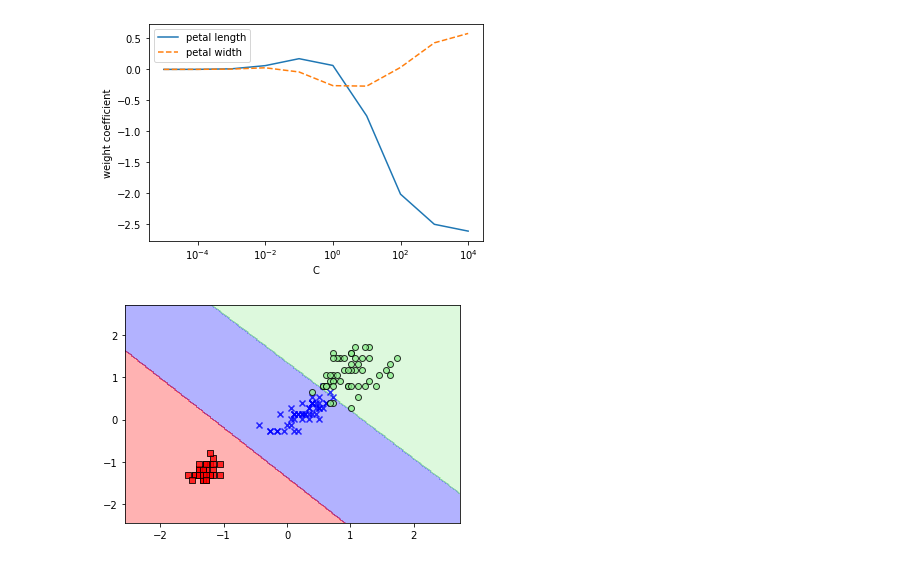
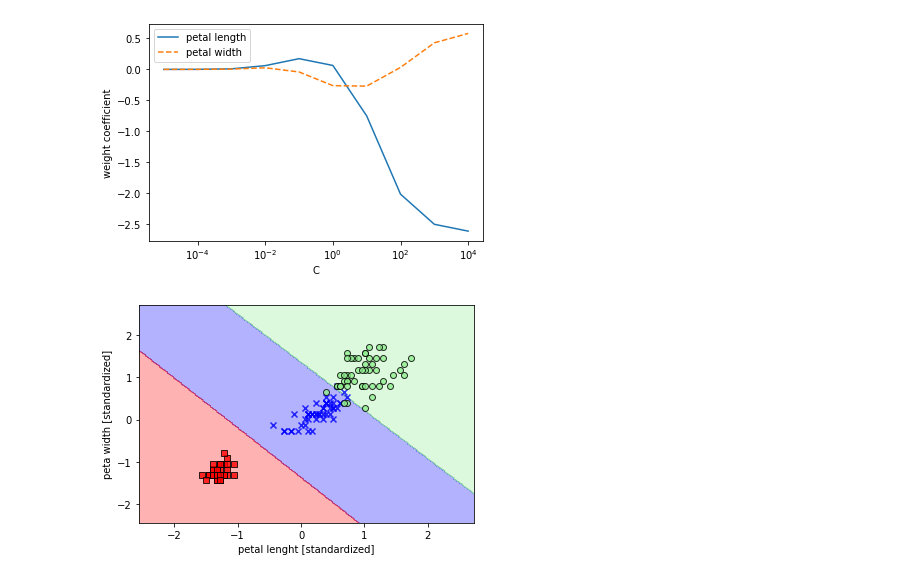
Before and after one commit to arun477/deep_learning_portal, a Jupyter notebook: nbs/07_38_logistic_regression.ipynb, the cells around one changed output. Cells and saved outputs as stored; diff of their text form; code cells hidden in the pictures.

```diff
--- a/nbs/07_38_logistic_regression.ipynb
+++ b/nbs/07_38_logistic_regression.ipynb
@@ -237,9 +237,11 @@ plt.show()
 # %%
 from sklearn.svm import SVC
 
 svm = SVC(kernel='linear', C=1.0, random_state=1)
 svm.fit(X_train_std, y_train)
 plot_decision_regions(X_combined_std, y_combined, classifier=svm);
-plt.xlable('petal lenght [standardized]')
+plt.xlabel('petal lenght [standardized]')
+plt.ylabel('peta width [standardized]')
+plt.show()
 # %% [output]
-[figure, old version]
+[figure, new version]
```
Also changed, not shown: parts of 1 cell of this notebook.
